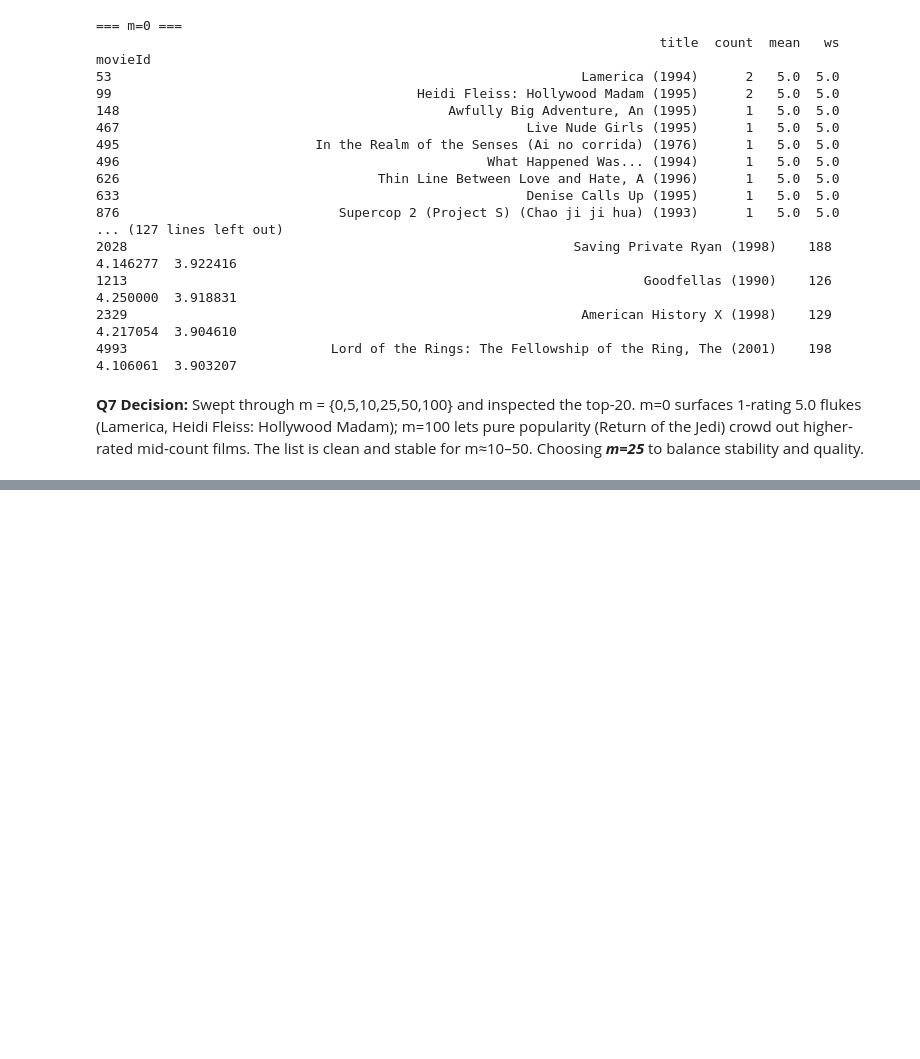
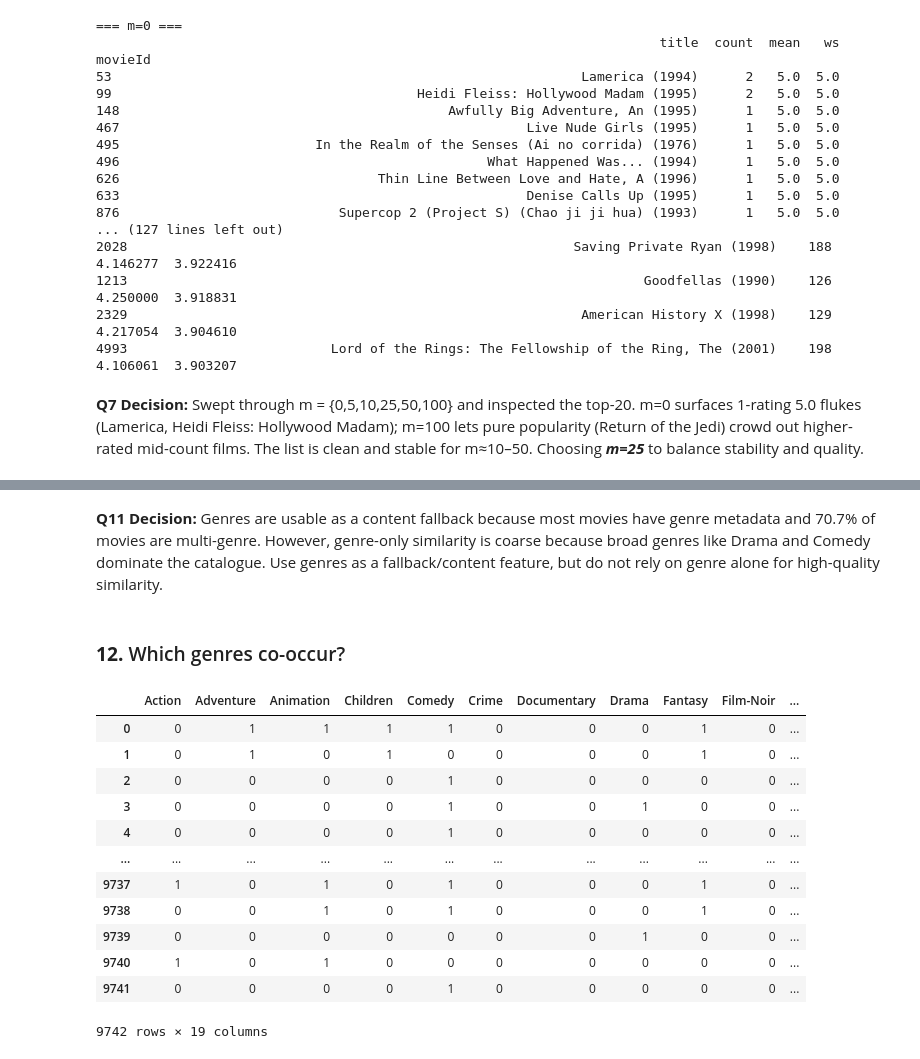
Before and after one commit to Bukunmi2108/givemore, a Jupyter notebook: pipeline/explore.ipynb, the cells around one changed output, grey strips where cells are left out. Cells and saved outputs as stored; diff of their text form; code cells hidden in the pictures; blank space fills up the shorter version.

```diff
--- a/pipeline/explore.ipynb
+++ b/pipeline/explore.ipynb
@@ -377,0 +574,21 @@ movieId
+# %% [markdown]
+**Q11 Decision:** Genres are usable as a content fallback because most movies have genre metadata and 70.7% of movies are multi-genre. However, genre-only similarity is coarse because broad genres like Drama and Comedy dominate the catalogue. Use genres as a fallback/content feature, but do not rely on genre alone for high-quality similarity.
+# %% [markdown]
+### **12.** Which genres co-occur?
+# %%
+genre_matrix = movies["genre_list"].explode().str.get_dummies().groupby(level=0).max().drop(columns=["(no genres listed)"])
+genre_matrix
+# %% [output]
+|  | Action | Adventure | Animation | Children | Comedy | Crime | Documentary | Drama | Fantasy | Film-Noir | ... |
+| 0 | 0 | 1 | 1 | 1 | 1 | 0 | 0 | 0 | 1 | 0 | ... |
+| 1 | 0 | 1 | 0 | 1 | 0 | 0 | 0 | 0 | 1 | 0 | ... |
+| 2 | 0 | 0 | 0 | 0 | 1 | 0 | 0 | 0 | 0 | 0 | ... |
+| 3 | 0 | 0 | 0 | 0 | 1 | 0 | 0 | 1 | 0 | 0 | ... |
+| 4 | 0 | 0 | 0 | 0 | 1 | 0 | 0 | 0 | 0 | 0 | ... |
+| ... | ... | ... | ... | ... | ... | ... | ... | ... | ... | ... | ... |
+| 9737 | 1 | 0 | 1 | 0 | 1 | 0 | 0 | 0 | 1 | 0 | ... |
+| 9738 | 0 | 0 | 1 | 0 | 1 | 0 | 0 | 0 | 1 | 0 | ... |
+| 9739 | 0 | 0 | 0 | 0 | 0 | 0 | 0 | 1 | 0 | 0 | ... |
+| 9740 | 1 | 0 | 1 | 0 | 0 | 0 | 0 | 0 | 0 | 0 | ... |
+| 9741 | 0 | 0 | 0 | 0 | 1 | 0 | 0 | 0 | 0 | 0 | ... |
+9742 rows × 19 columns
```
Also changed, not shown: parts of 37 cells of this notebook.
